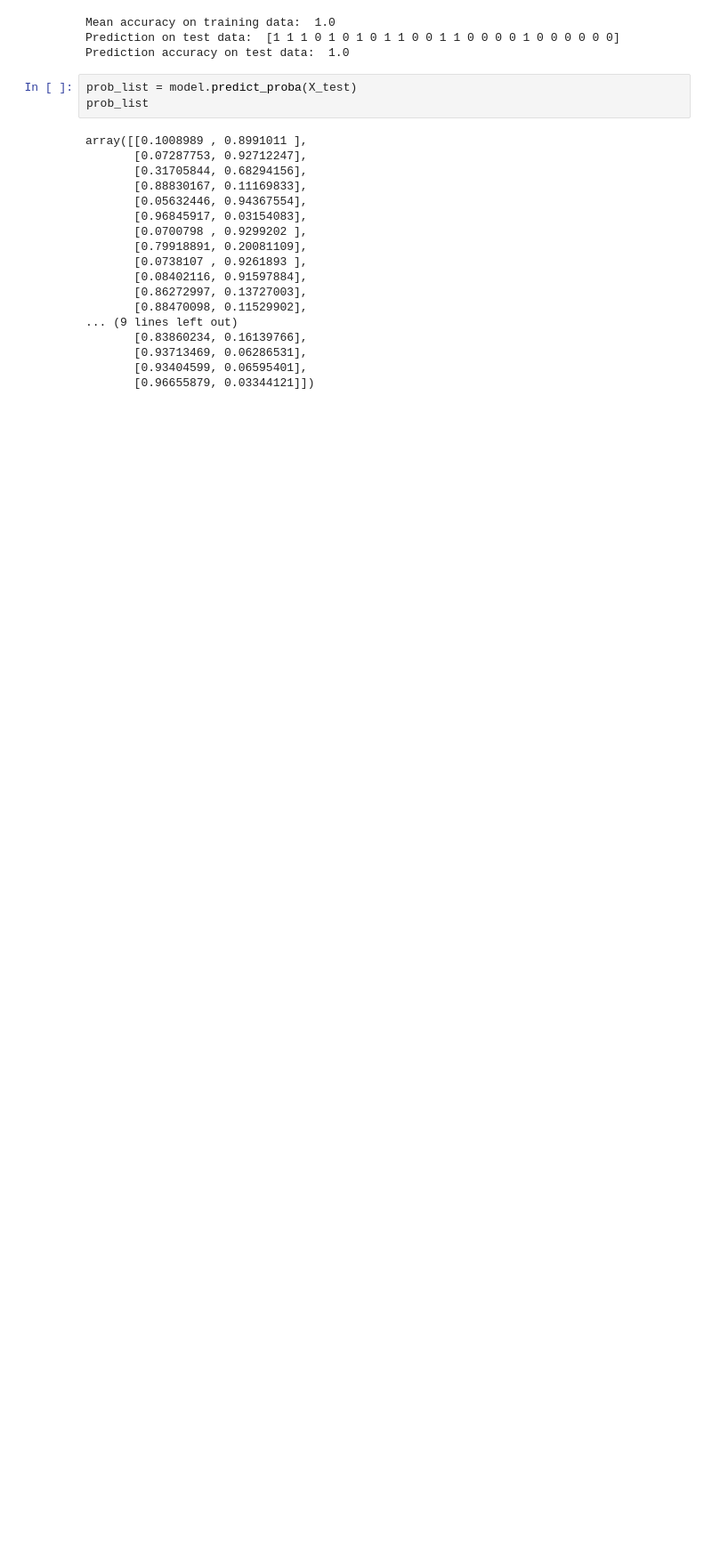
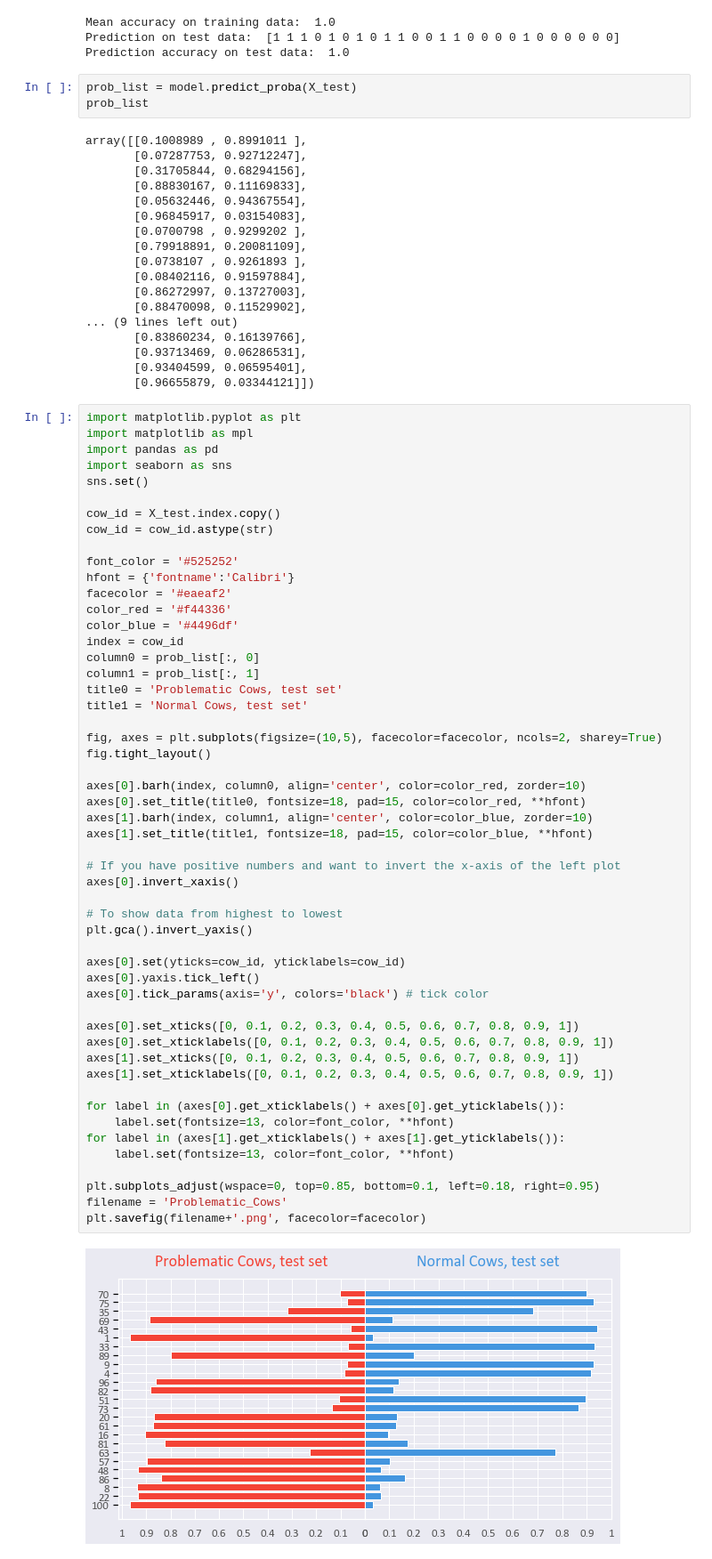
Before and after one commit to pgullstrand/Gigacow-tools, a Jupyter notebook: GP_Model/ts_problematic_detection.ipynb, the cells around one changed output. Shown at 89% size. Drawn from its saved outputs; the diff is of its cells as text; blank space fills up the shorter version.

Commit message:
clarify few things in problematic model

```diff
--- a/GP_Model/ts_problematic_detection.ipynb
+++ b/GP_Model/ts_problematic_detection.ipynb
@@ -671,3 +701,57 @@ array([[0.1008989 , 0.8991011 ],
        [0.93713469, 0.06286531],
        [0.93404599, 0.06595401],
        [0.96655879, 0.03344121]])
+# %%
+import matplotlib.pyplot as plt
+import matplotlib as mpl
+import pandas as pd
+import seaborn as sns
+sns.set()
+
+cow_id = X_test.index.copy()
+cow_id = cow_id.astype(str)
+
+font_color = '#525252'
+hfont = {'fontname':'Calibri'}
+facecolor = '#eaeaf2'
+color_red = '#f44336'
+color_blue = '#4496df'
+index = cow_id
+column0 = prob_list[:, 0]
+column1 = prob_list[:, 1]
+title0 = 'Problematic Cows, test set'
+title1 = 'Normal Cows, test set'
+
+fig, axes = plt.subplots(figsize=(10,5), facecolor=facecolor, ncols=2, sharey=True)
+fig.tight_layout()
+
+axes[0].barh(index, column0, align='center', color=color_red, zorder=10)
+axes[0].set_title(title0, fontsize=18, pad=15, color=color_red, **hfont)
+axes[1].barh(index, column1, align='center', color=color_blue, zorder=10)
+axes[1].set_title(title1, fontsize=18, pad=15, color=color_blue, **hfont)
+
+# If you have positive numbers and want to invert the x-axis of the left plot
+axes[0].invert_xaxis()
+
+# To show data from highest to lowest
+plt.gca().invert_yaxis()
+
+axes[0].set(yticks=cow_id, yticklabels=cow_id)
+axes[0].yaxis.tick_left()
+axes[0].tick_params(axis='y', colors='black') # tick color
+
+axes[0].set_xticks([0, 0.1, 0.2, 0.3, 0.4, 0.5, 0.6, 0.7, 0.8, 0.9, 1])
+axes[0].set_xticklabels([0, 0.1, 0.2, 0.3, 0.4, 0.5, 0.6, 0.7, 0.8, 0.9, 1])
+axes[1].set_xticks([0, 0.1, 0.2, 0.3, 0.4, 0.5, 0.6, 0.7, 0.8, 0.9, 1])
+axes[1].set_xticklabels([0, 0.1, 0.2, 0.3, 0.4, 0.5, 0.6, 0.7, 0.8, 0.9, 1])
+
+for label in (axes[0].get_xticklabels() + axes[0].get_yticklabels()):
+    label.set(fontsize=13, color=font_color, **hfont)
+for label in (axes[1].get_xticklabels() + axes[1].get_yticklabels()):
+    label.set(fontsize=13, color=font_color, **hfont)
+
+plt.subplots_adjust(wspace=0, top=0.85, bottom=0.1, left=0.18, right=0.95)
+filename = 'Problematic_Cows'
+plt.savefig(filename+'.png', facecolor=facecolor)
+# %% [output]
+[figure, added]
```
Also changed, not shown: parts of 1 cell of this notebook.
